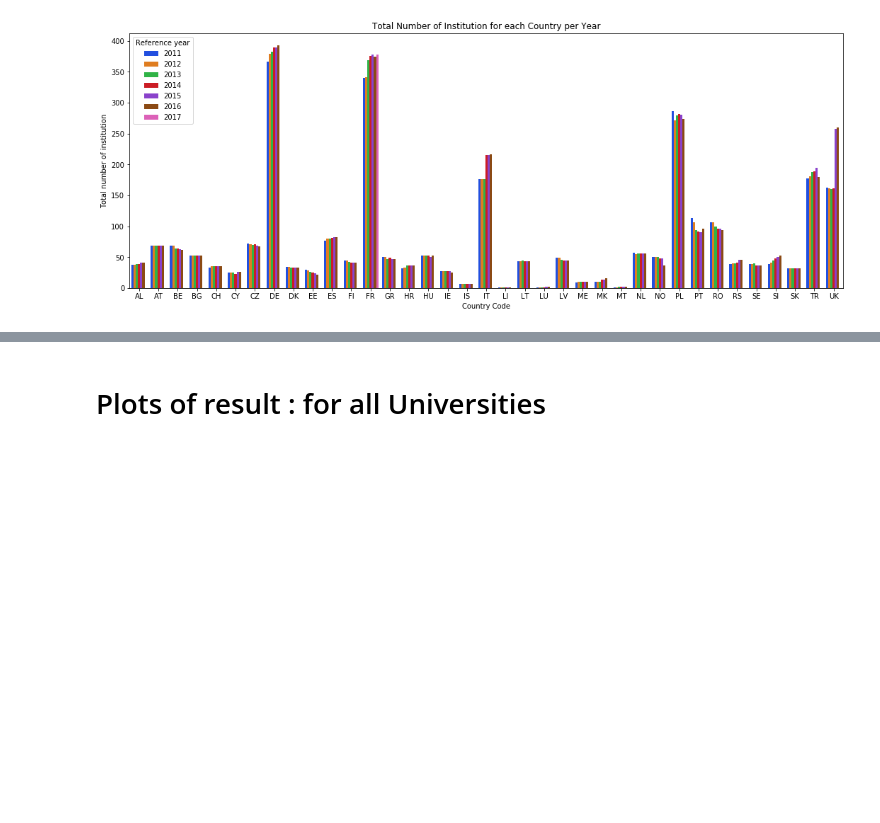
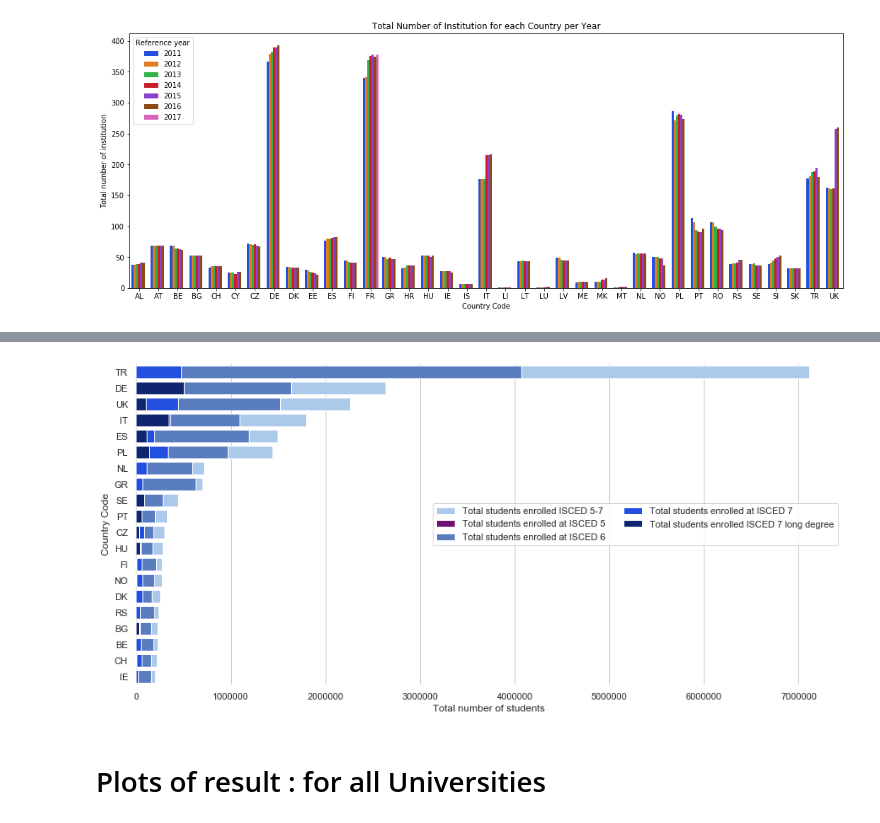
Before and after one commit to dilaraisikli/Statistical-Data-Quality-Analysis-on-ETER, a Jupyter notebook: plots.ipynb, the cells around one changed output, grey strips where cells are left out. Drawn from its saved outputs; the diff is of its cells as text; code cells hidden in the pictures; blank space fills up the shorter version.

```diff
--- a/plots.ipynb
+++ b/plots.ipynb
@@ -223,3 +299,38 @@ plt.show()
+# %%
+top_20_st = result[result['Reference year'] == 2016][['Country Code','Total students enrolled at ISCED 5',
+                                        'Total students enrolled at ISCED 6','Total students enrolled ISCED 7 long degree',
+                                        'Total students enrolled at ISCED 7','Total students enrolled ISCED 5-7'
+                                        ]].sort_values(by =['Total students enrolled ISCED 5-7'], ascending=False).head(20)
+# %%
+sns.set(style="whitegrid")
+
+# Initialize the matplotlib figure
+f, ax = plt.subplots(figsize=(15, 7))
+
+sns.set_color_codes("pastel")
+# sns.set_palette(sns.palplot(sns.cubehelix_palette(8)))
+sns.barplot(x="Total students enrolled ISCED 5-7", y="Country Code", data=top_20_st,
+            label="Total students enrolled ISCED 5-7", color="b")
+sns.set_color_codes("bright")
+sns.barplot(x="Total students enrolled at ISCED 5", y="Country Code", data=top_20_st,
+            label="Total students enrolled at ISCED 5", color="purple")
+sns.set_color_codes("muted")
+sns.barplot(x="Total students enrolled at ISCED 6", y="Country Code", data=top_20_st,
+            label="Total students enrolled at ISCED 6", color="b")
+sns.set_color_codes("bright")
+sns.barplot(x="Total students enrolled at ISCED 7", y="Country Code", data=top_20_st,
+            label="Total students enrolled at ISCED 7", color="b")
+sns.set_color_codes("dark")
+sns.barplot(x="Total students enrolled ISCED 7 long degree", y="Country Code", data=top_20_st,
+            label="Total students enrolled ISCED 7 long degree", color="b")
+
+# Add a legend and informative axis label
+ax.legend(ncol=2, loc="right", frameon=True)
+ax.set(ylabel="Country Code",
+       xlabel="Total number of students")
+sns.despine(left=True, bottom=True)
+# %% [output]
+[figure, added]
 # %% [markdown]
 # Plots of result : for all Universities
 # %% [markdown]
```
Also changed, not shown: parts of 13 cells of this notebook, 1 other file.
